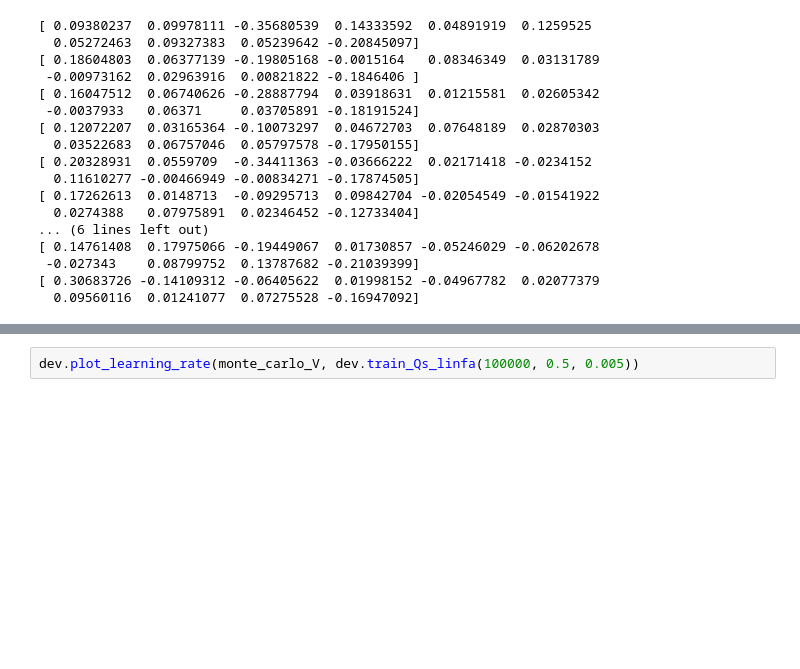
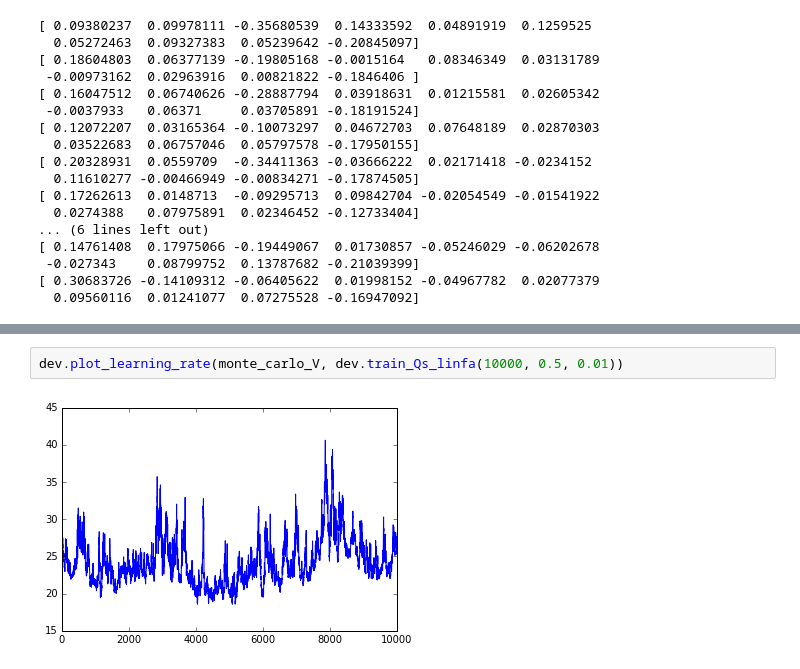
Before and after one commit to rmoehn/easy21, a Jupyter notebook: python/notebooks/Easy21.ipynb, the cells around one changed output, grey strips where cells are left out. Drawn from its saved outputs; the diff is of its cells as text; blank space fills up the shorter version.

```diff
--- a/python/notebooks/Easy21.ipynb
+++ b/python/notebooks/Easy21.ipynb
@@ -107,2 +110,4 @@ dev.plot_msq_errors(dev.train_linfa, monte_carlo_V, 10000)
 # %%
-dev.plot_learning_rate(monte_carlo_V, dev.train_Qs_linfa(100000, 0.5, 0.005))
+dev.plot_learning_rate(monte_carlo_V, dev.train_Qs_linfa(10000, 0.5, 0.01))
+# %% [output]
+[figure, added]
```
Also changed, not shown: parts of 7 cells of this notebook, 2 other files.
